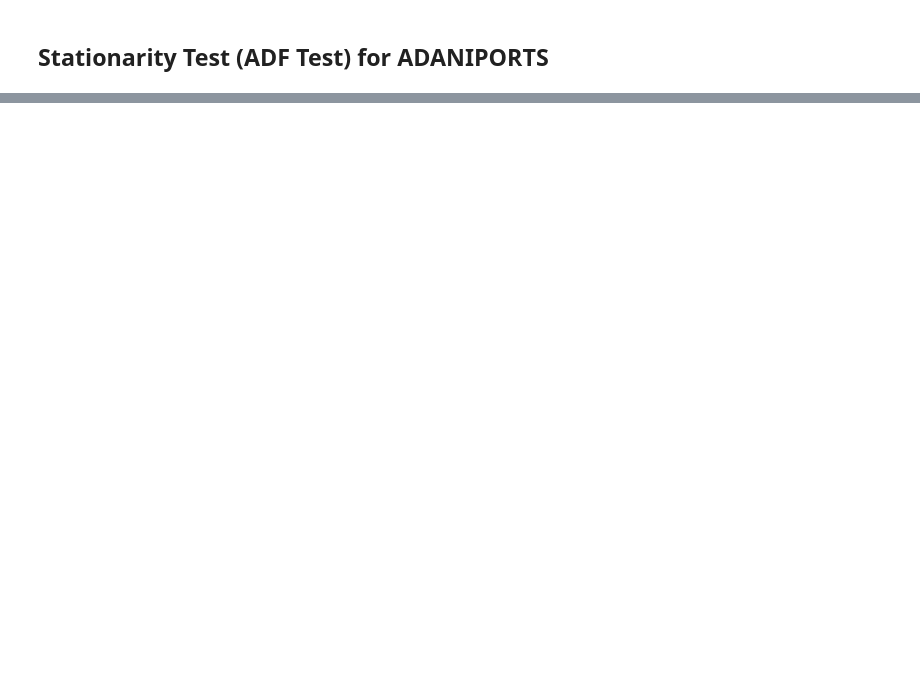
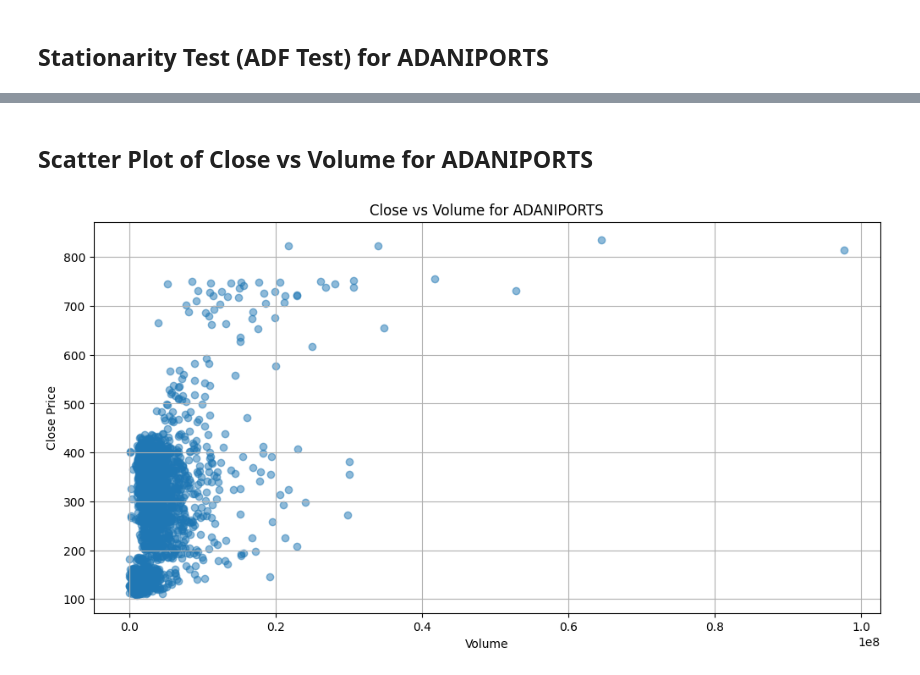
Before and after one commit to harshjoshi23/nifty50-trading-bot, a Jupyter notebook: src/detailed_Eda.ipynb, the cells around one changed output, grey strips where cells are left out. Saved outputs shown, nothing was run; the diff lists cells and outputs as text; code cells hidden in the pictures; blank space fills up the shorter version.

```diff
--- a/src/detailed_Eda.ipynb
+++ b/src/detailed_Eda.ipynb
@@ -171,0 +286,13 @@ print('Critical Values:', result[4])
+# %% [markdown]
+## Scatter Plot of Close vs Volume for ADANIPORTS
+# %%
+
+plt.figure(figsize=(12, 6))
+plt.scatter(df['Volume'], df['Close'], alpha=0.5)
+plt.title('Close vs Volume for ADANIPORTS')
+plt.xlabel('Volume')
+plt.ylabel('Close Price')
+plt.grid()
+plt.show()
+# %% [output]
+[figure, added]
```
Also changed, not shown: parts of 34 cells of this notebook, 11 other files.
